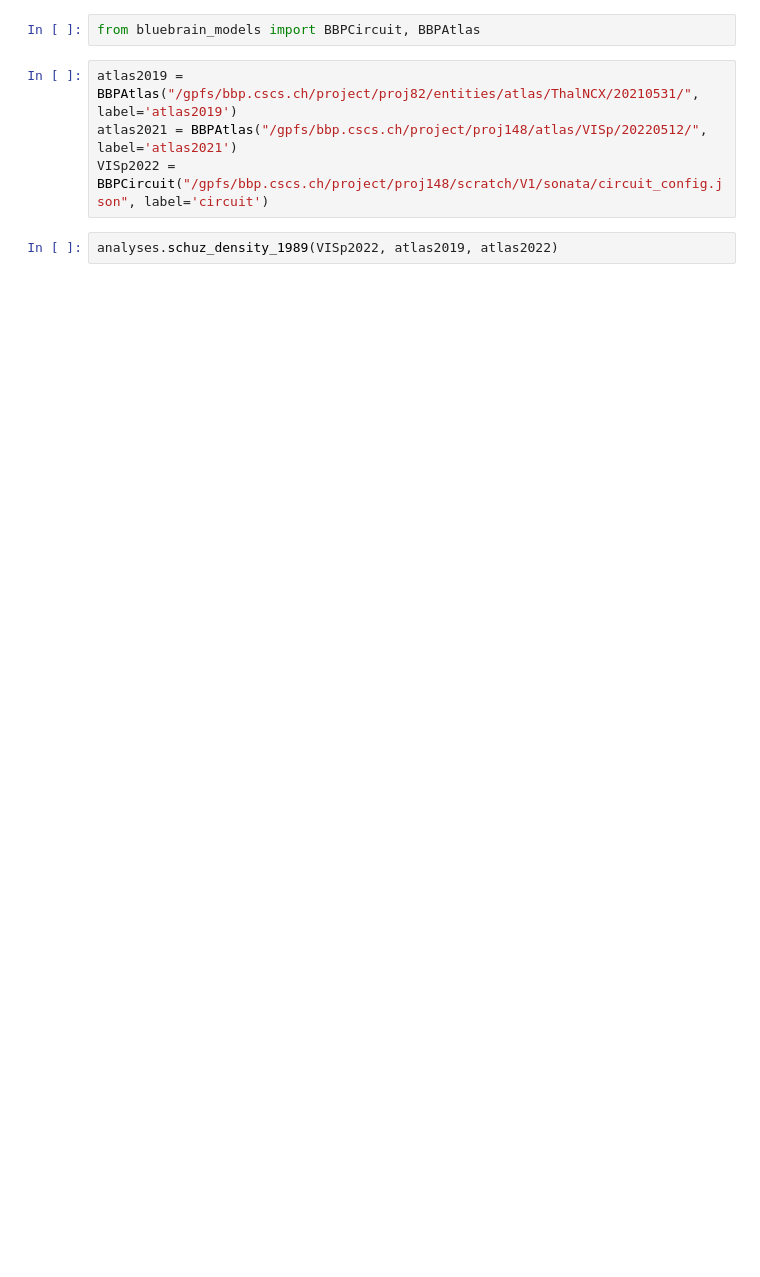
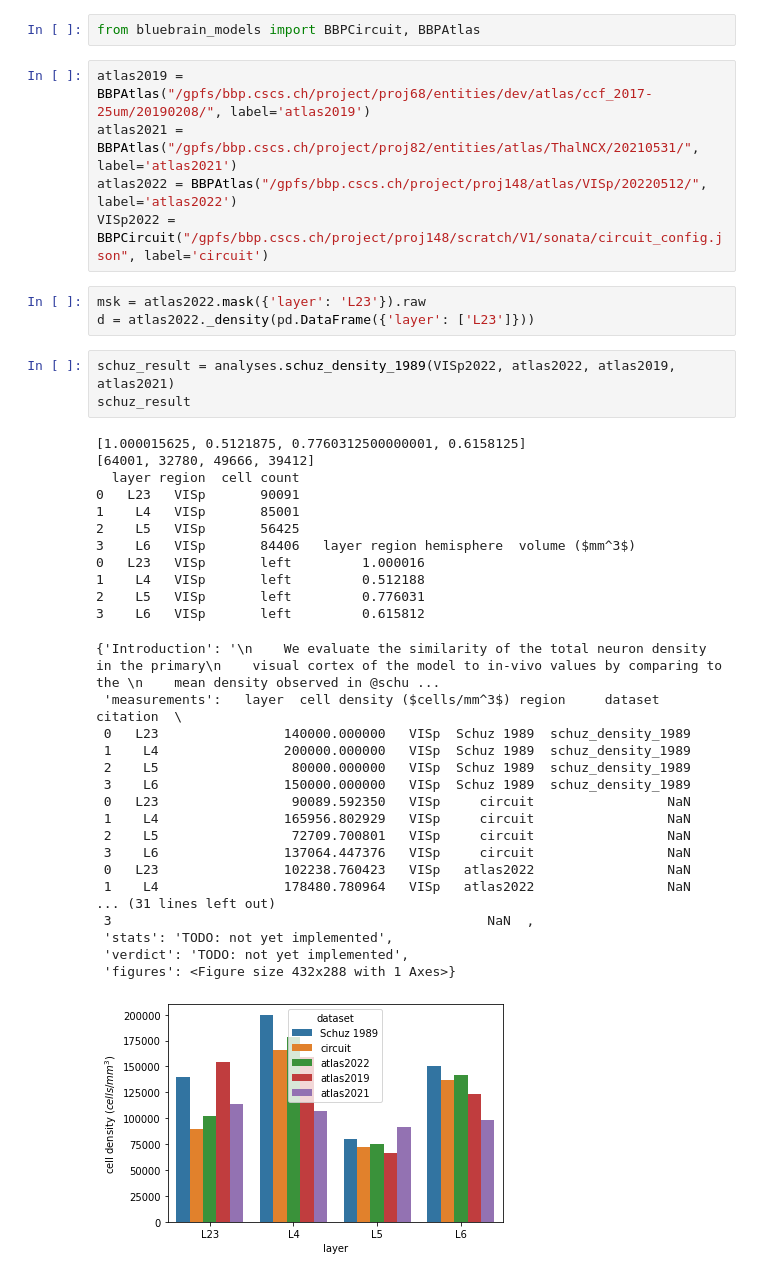
Before and after one commit to HDictus/pyRMV, a Jupyter notebook: Validate Visual Cortex cell density.ipynb, the cells around one changed output. Cells and saved outputs as stored; diff of their text form; blank space fills up the shorter version.

Commit message:
fix minor issues with analyses

```diff
--- a/Validate Visual Cortex cell density.ipynb
+++ b/Validate Visual Cortex cell density.ipynb
@@ -5,8 +25,43 @@ AttributeError: 'str' object has no attribute 'measured_phenomena'
 # %%
 from bluebrain_models import BBPCircuit, BBPAtlas
 # %%
-atlas2019 = BBPAtlas("/gpfs/bbp.cscs.ch/project/proj82/entities/atlas/ThalNCX/20210531/", label='atlas2019')
-atlas2021 = BBPAtlas("/gpfs/bbp.cscs.ch/project/proj148/atlas/VISp/20220512/", label='atlas2021')
+atlas2019 = BBPAtlas("/gpfs/bbp.cscs.ch/project/proj68/entities/dev/atlas/ccf_2017-25um/20190208/", label='atlas2019')
+atlas2021 = BBPAtlas("/gpfs/bbp.cscs.ch/project/proj82/entities/atlas/ThalNCX/20210531/", label='atlas2021')
+atlas2022 = BBPAtlas("/gpfs/bbp.cscs.ch/project/proj148/atlas/VISp/20220512/", label='atlas2022')
 VISp2022 = BBPCircuit("/gpfs/bbp.cscs.ch/project/proj148/scratch/V1/sonata/circuit_config.json", label='circuit')
+# %%
+msk = atlas2022.mask({'layer': 'L23'}).raw
+d = atlas2022._density(pd.DataFrame({'layer': ['L23']}))
 # %%
-analyses.schuz_density_1989(VISp2022, atlas2019, atlas2022)
+schuz_result = analyses.schuz_density_1989(VISp2022, atlas2022, atlas2019, atlas2021)
+schuz_result
+# %% [output]
+[1.000015625, 0.5121875, 0.7760312500000001, 0.6158125]
+[64001, 32780, 49666, 39412]
+  layer region  cell count
+0   L23   VISp       90091
+1    L4   VISp       85001
+2    L5   VISp       56425
+3    L6   VISp       84406   layer region hemisphere  volume ($mm^3$)
+0   L23   VISp       left         1.000016
+1    L4   VISp       left         0.512188
+2    L5   VISp       left         0.776031
+3    L6   VISp       left         0.615812
+{'Introduction': '\n    We evaluate the similarity of the total neuron density in the primary\n    visual cortex of the model to in-vivo values by comparing to the \n    mean density observed in @schu ...
+ 'measurements':   layer  cell density ($cells/mm^3$) region     dataset            citation  \
+ 0   L23                140000.000000   VISp  Schuz 1989  schuz_density_1989
+ 1    L4                200000.000000   VISp  Schuz 1989  schuz_density_1989
+ 2    L5                 80000.000000   VISp  Schuz 1989  schuz_density_1989
+ 3    L6                150000.000000   VISp  Schuz 1989  schuz_density_1989
+ 0   L23                 90089.592350   VISp     circuit                 NaN
+ 1    L4                165956.802929   VISp     circuit                 NaN
+ 2    L5                 72709.700801   VISp     circuit                 NaN
+ 3    L6                137064.447376   VISp     circuit                 NaN
+ 0   L23                102238.760423   VISp   atlas2022                 NaN
+ 1    L4                178480.780964   VISp   atlas2022                 NaN
+... (31 lines left out)
+ 3                                                NaN  ,
+ 'stats': 'TODO: not yet implemented',
+ 'verdict': 'TODO: not yet implemented',
+ 'figures': <Figure size 432x288 with 1 Axes>}
+[figure, added]
```
Also changed, not shown: parts of 9 cells of this notebook, 7 other files.
